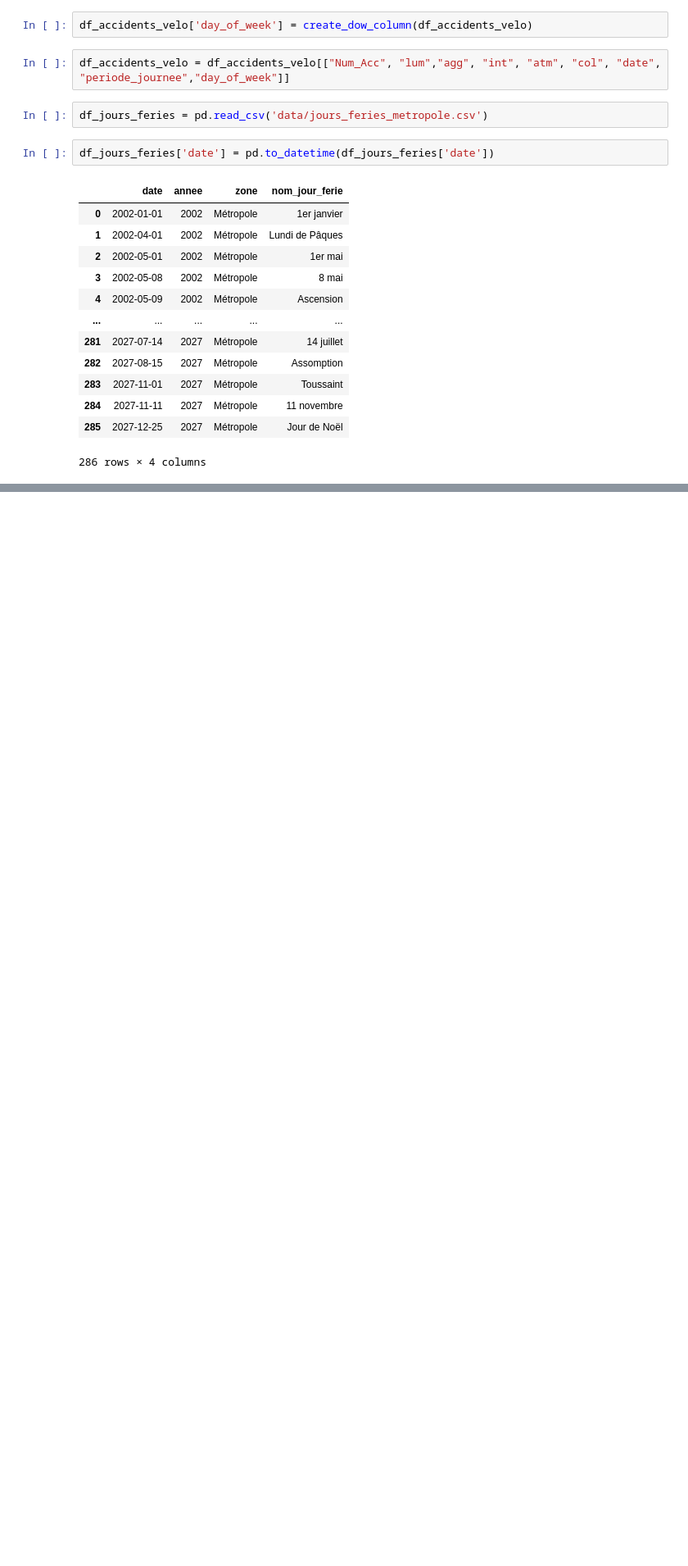
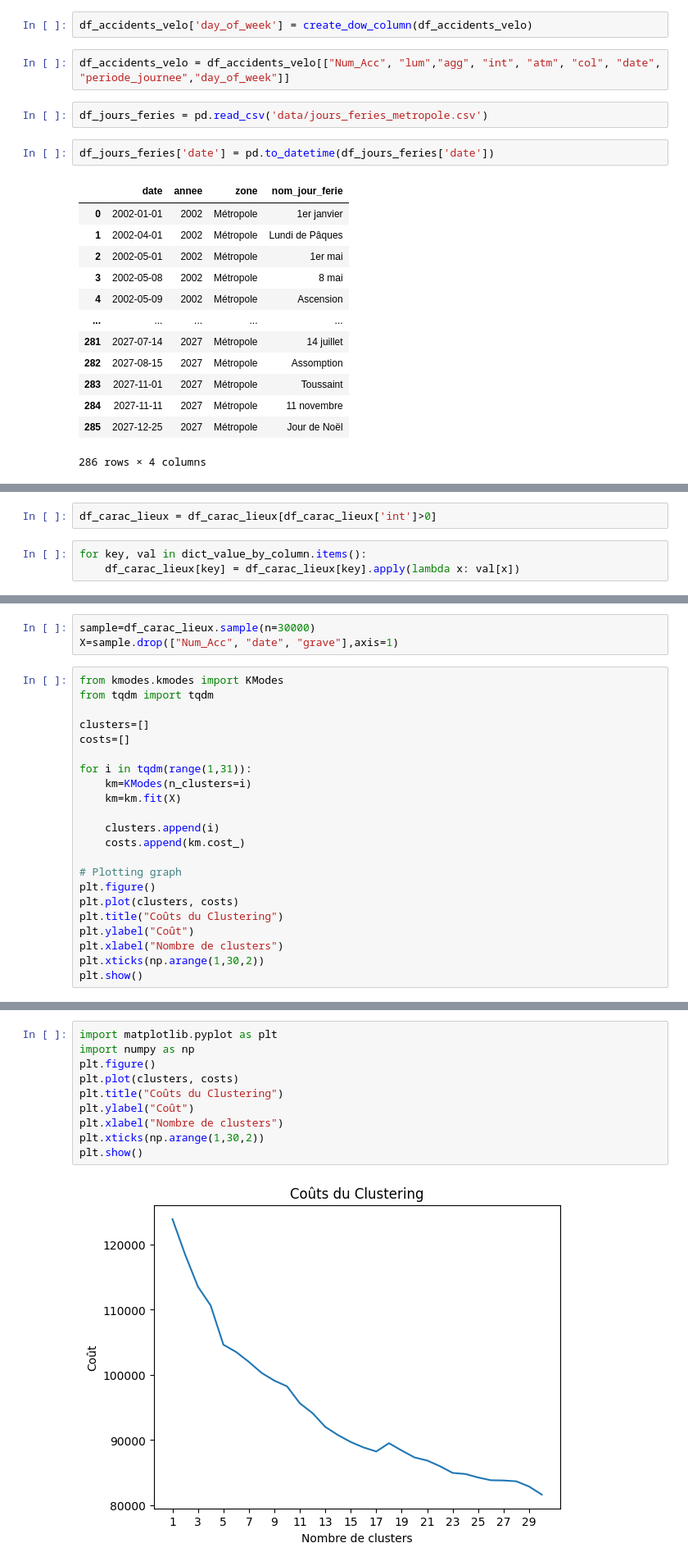
Before and after one commit to gauthgoth/Challenge---Etudes-de-Cas, a Jupyter notebook: clustering.ipynb, the cells around one changed output, grey strips where cells are left out. Shown: that part at 82% size. Drawn from its saved outputs; the diff is of its cells as text; blank space fills up the shorter version.

Commit message:
added clustering

```diff
--- a/clustering.ipynb
+++ b/clustering.ipynb
@@ -57,0 +108,5 @@ df_jours_feries['date'] = pd.to_datetime(df_jours_feries['date'])
+# %%
+df_carac_lieux = df_carac_lieux[df_carac_lieux['int']>0]
+# %%
+for key, val in dict_value_by_column.items():
+    df_carac_lieux[key] = df_carac_lieux[key].apply(lambda x: val[x])
@@ -57,0 +121,25 @@ df_jours_feries['date'] = pd.to_datetime(df_jours_feries['date'])
+# %%
+sample=df_carac_lieux.sample(n=30000)
+X=sample.drop(["Num_Acc", "date", "grave"],axis=1)
+# %%
+from kmodes.kmodes import KModes
+from tqdm import tqdm
+
+clusters=[]
+costs=[]
+
+for i in tqdm(range(1,31)):
+    km=KModes(n_clusters=i)
+    km=km.fit(X)
+
+    clusters.append(i)
+    costs.append(km.cost_)
+
+# Plotting graph
+plt.figure()
+plt.plot(clusters, costs)
+plt.title("Coûts du Clustering")
+plt.ylabel("Coût")
+plt.xlabel("Nombre de clusters")
+plt.xticks(np.arange(1,30,2))
+plt.show()
@@ -57,0 +148,12 @@ df_jours_feries['date'] = pd.to_datetime(df_jours_feries['date'])
+# %%
+import matplotlib.pyplot as plt
+import numpy as np
+plt.figure()
+plt.plot(clusters, costs)
+plt.title("Coûts du Clustering")
+plt.ylabel("Coût")
+plt.xlabel("Nombre de clusters")
+plt.xticks(np.arange(1,30,2))
+plt.show()
+# %% [output]
+[figure, added]
```
Also changed, not shown: parts of 17 cells of this notebook, 1 other file.
